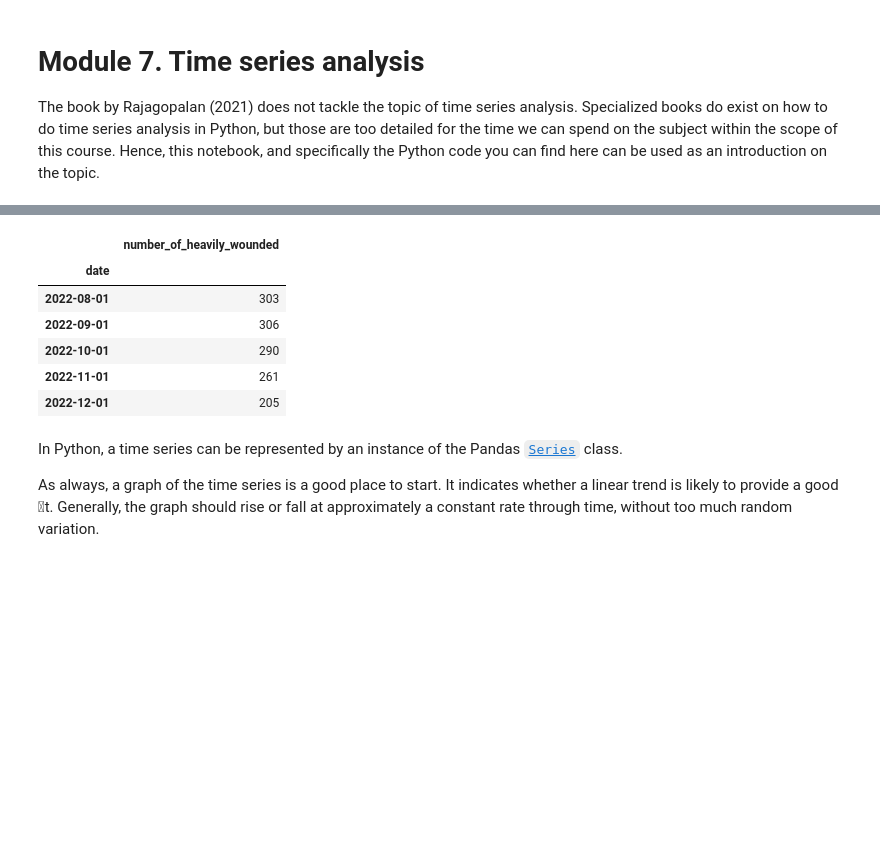
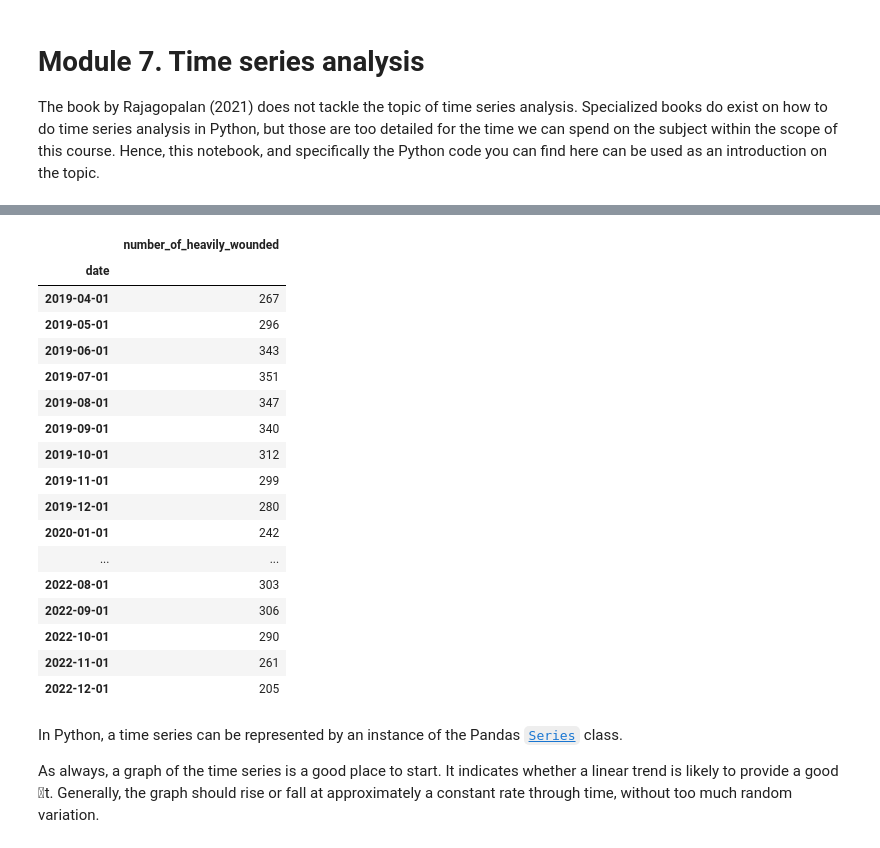
Before and after one commit to HoGentTIN/dsai-labs, a Jupyter notebook: 7-time-series/demo-7.01-time-series.ipynb, the cells around one changed output, grey strips where cells are left out. Saved outputs shown, nothing was run; the diff lists cells and outputs as text; code cells hidden in the pictures; blank space fills up the shorter version.

```diff
--- a/7-time-series/demo-7.01-time-series.ipynb
+++ b/7-time-series/demo-7.01-time-series.ipynb
@@ -62,10 +62,21 @@ from statsmodels.graphics.mosaicplot import mosaic  # Mosaic plot
 import seaborn as sns                               # Advanced dataviz
 # %%
 data = pd.read_csv('https://raw.githubusercontent.com/HoGentTIN/dsai-en-labs/main/data/number_of_heavily_wounded_car_accidents_VL.txt', delimiter = "\t", parse_dates=['date']).set_index(['date'])
-data.head()
+data.tail(45)
 # %% [output]
 |  | number_of_heavily_wounded |
 | date |  |
+| 2019-04-01 | 267 |
+| 2019-05-01 | 296 |
+| 2019-06-01 | 343 |
+| 2019-07-01 | 351 |
+| 2019-08-01 | 347 |
+| 2019-09-01 | 340 |
+| 2019-10-01 | 312 |
+| 2019-11-01 | 299 |
+| 2019-12-01 | 280 |
+| 2020-01-01 | 242 |
+| ... | ... |
 | 2022-08-01 | 303 |
 | 2022-09-01 | 306 |
 | 2022-10-01 | 290 |
```
Also changed, not shown: parts of 15 cells of this notebook.
